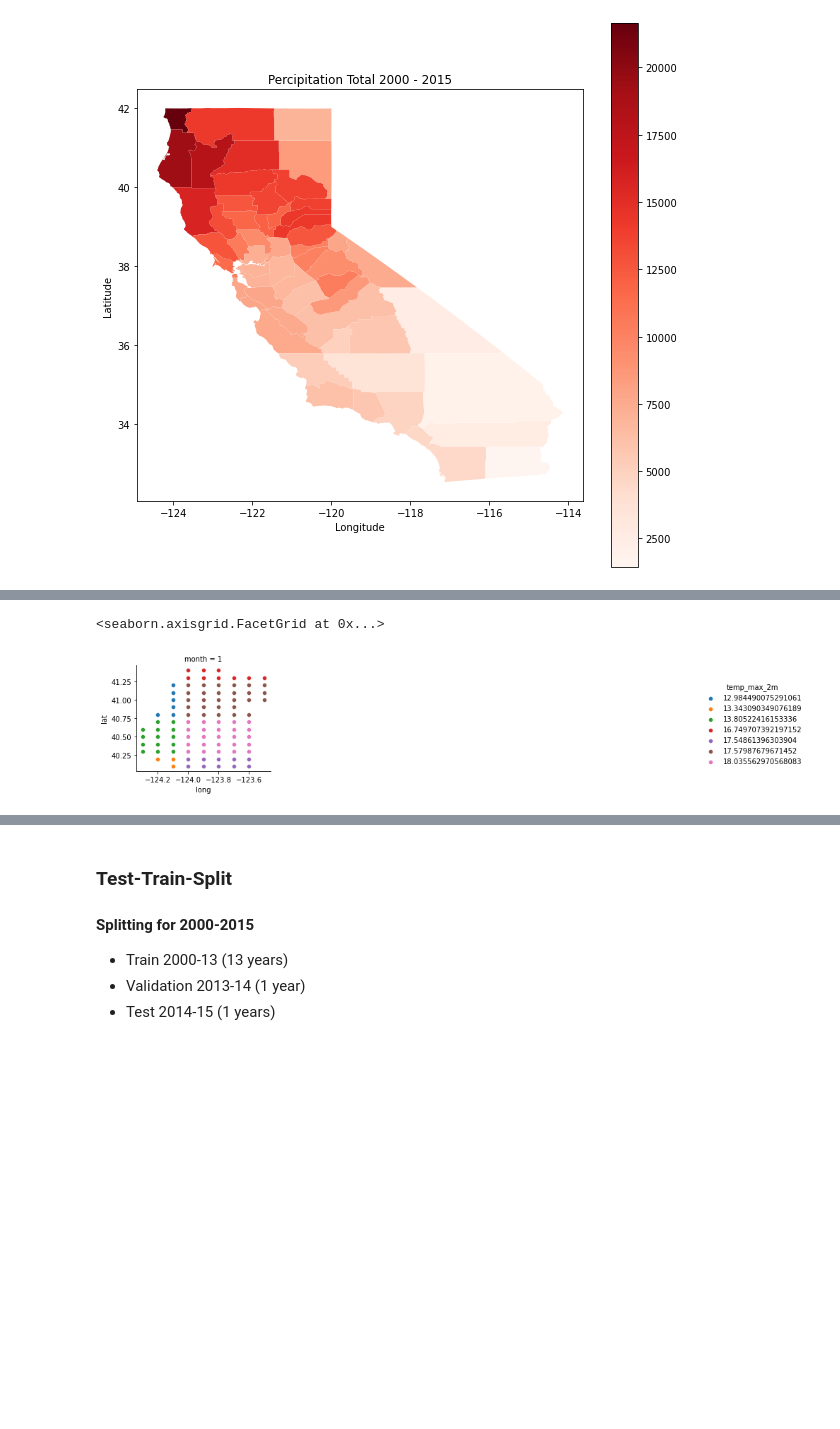
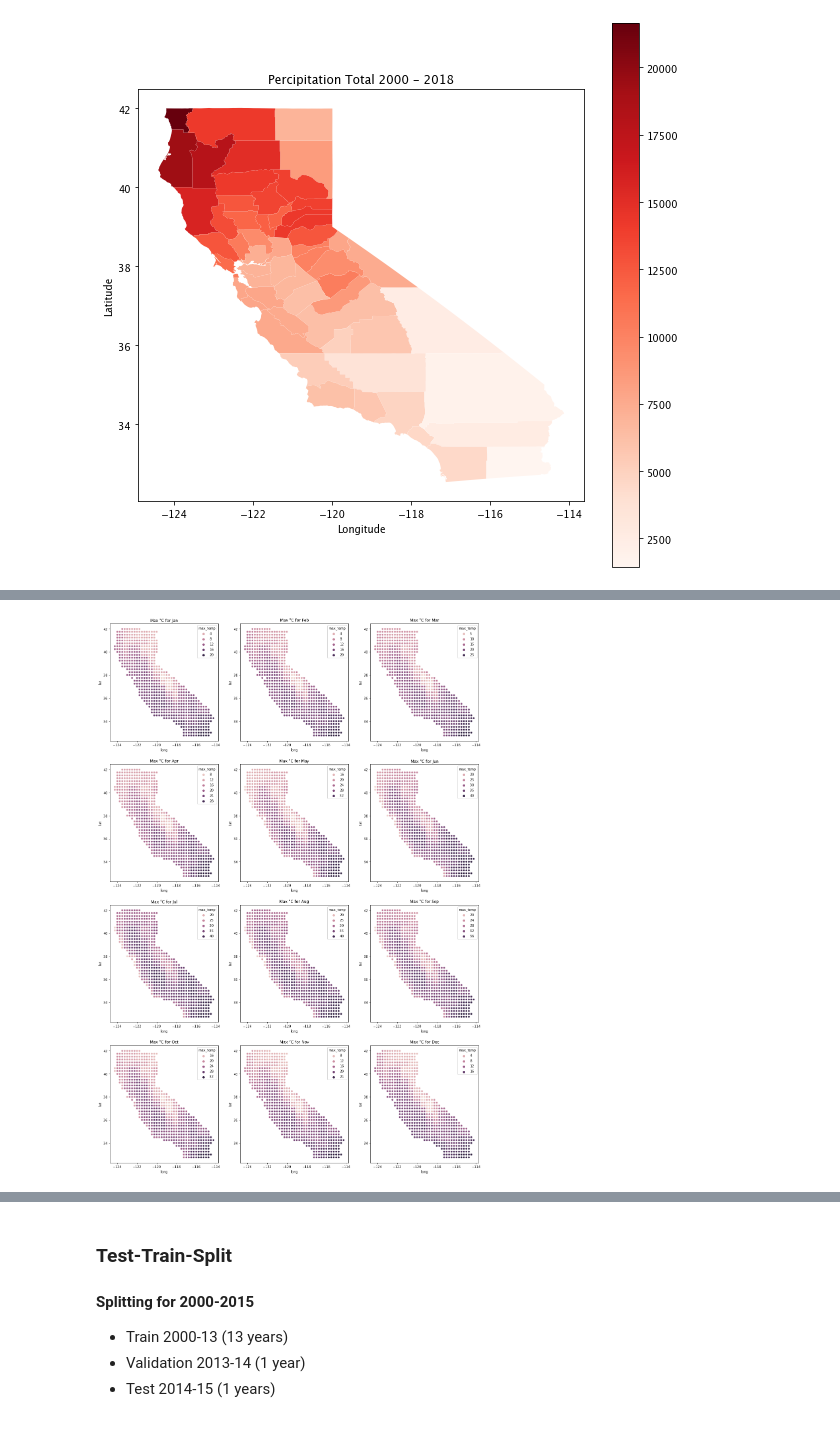
Before and after one commit to eerichmond/ml-wildfire-prediction, a Jupyter notebook: data_exploration.ipynb, the cells around one changed output, grey strips where cells are left out. Saved outputs shown, nothing was run; the diff lists cells and outputs as text; code cells hidden in the pictures; blank space fills up the shorter version.

Commit message:
refactor(data): load more weather data by long/lat (2000-2018), 1-5 years of prior fires

```diff
--- a/data_exploration.ipynb
+++ b/data_exploration.ipynb
@@ -252,13 +288,13 @@ select
   ifnull(fire_counts.total, 0) as total, causes.cause, long, lat, geo_multipolygon
 from county
 cross join (
-  select distinct cause_descr as cause
+  select distinct cause
   from fires
 ) as causes
 left outer join (
-  select count(*) as total, cause_descr as cause, fips
+  select count(*) as total, cause, fips
   from fires
-  group by fips, cause_descr
+  group by fips, cause
 ) as fire_counts on
   fire_counts.fips = county.fips
   and fire_counts.cause = causes.cause
@@ -345,32 +364,32 @@ sns.pairplot(df_features, diag_kind='kde')
+# %%
+import pandas as pd
+import sqlite3
+
+conn = sqlite3.connect('/Users/eerichmo/Documents/fires.sqlite')
+cur = conn.cursor()
+
+df_temp_max = pd.read_sql_query("""
+select month, lat, long, temp_max_2m as max_temp
+from weather_geo
+order by month
+""", conn)
+
+conn.close()
 # %%
 import datetime
+import matplotlib.pyplot as plt
+import pandas as pd
+import seaborn as sns
 
-conn = sqlite3.connect('/Users/eerichmo/Documents/fires.sqlite')
-cur = conn.cursor()
+df_temp_avg = df_temp_max.groupby(['month', 'lat', 'long']).mean().reset_index().sort_values('month', ascending=False)
 
-df_max_temp = pd.read_sql_query("""
-select month, lat, long, avg(temp_max_2m) as temp_max_2m
-from weather_geo
-where
-  fips = 6023
-group by lat, long
-order by month
-""", conn)
+fig = plt.figure(figsize=(20, 30))
 
-conn.close()
+for i in range(1, 13):
+  ax = plt.subplot(4, 3, i)
+  mon = datetime.datetime.strptime(str(i), "%m").strftime("%b")
 
-# fig = plt.figure(figsize=(25, 30))
-
-g = sns.FacetGrid(df_max_temp, col="month", col_wrap=4, hue="temp_max_2m", height=8)
-g.map(sns.scatterplot, "long", "lat")
-g.add_legend()
-
-# for i in range(1, 13):
-#   ax = plt.subplot(4, 3, i)
-#   mon = datetime.datetime.strptime(str(i), "%m").strftime("%b")
-
-#   plt.title(f'Avg Max Temp for {mon}')
-#   sns.scatterplot(x='long', y='lat', data=df_max_temp[df_max_temp.month == i], hue='temp_max_2m')
+  plt.title(f'Max °C for {mon}')
+  sns.scatterplot(x='long', y='lat', data=df_temp_avg[df_temp_avg.month == i], hue='max_temp')
 # %% [output]
-<seaborn.axisgrid.FacetGrid at 0x...>
-[figure, old version]
+[figure, new version]
```
Also changed, not shown: parts of 16 cells of this notebook, 5 other files.
